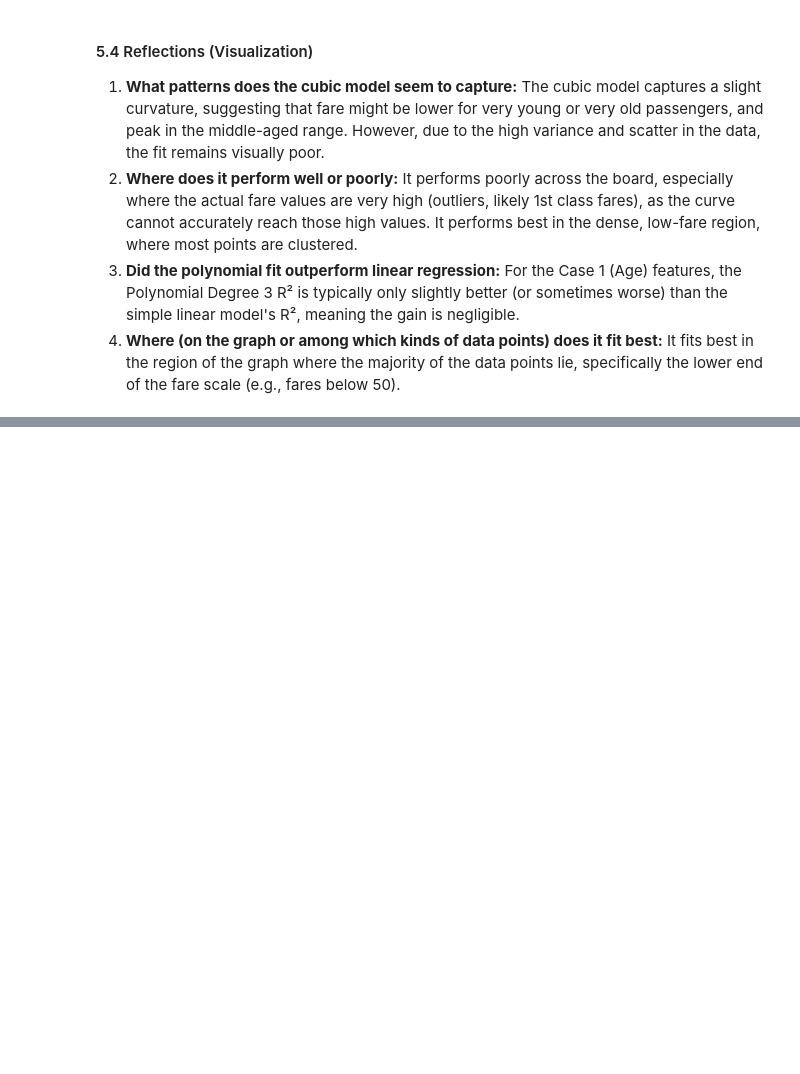
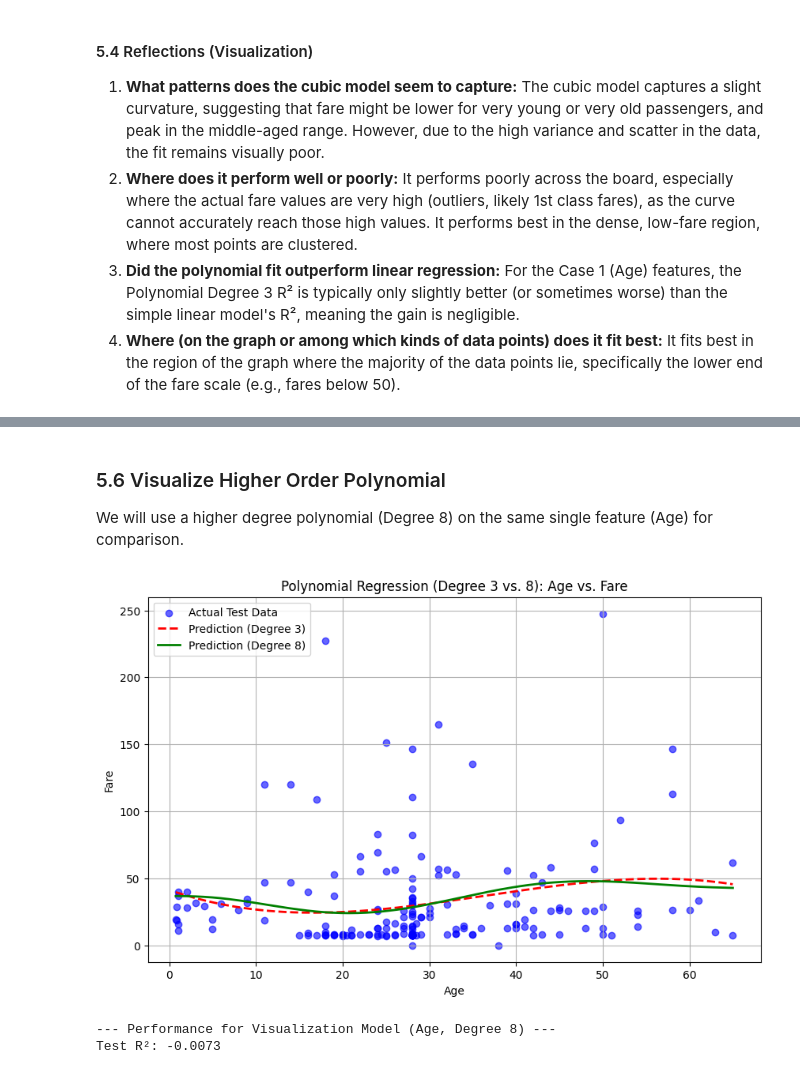
Before and after one commit to s-golla/applied-ml-sgolla, a Jupyter notebook: notebooks/project04/ml04_sgolla.ipynb, the cells around one changed output, grey strips where cells are left out. Drawn from its saved outputs; the diff is of its cells as text; code cells hidden in the pictures; blank space fills up the shorter version.

Commit message:
implemented the visualization model

```diff
--- a/notebooks/project04/ml04_sgolla.ipynb
+++ b/notebooks/project04/ml04_sgolla.ipynb
@@ -391,0 +436,38 @@ Test R²: -0.0033
+# %% [markdown]
+### 5.6 Visualize Higher Order Polynomial
+We will use a higher degree polynomial (Degree 8) on the same single feature (Age) for comparison.
+# %%
+# Re-train Degree 8 Poly model for X1 (Age)
+poly_vis_high = PolynomialFeatures(degree=8)
+X_vis_train_poly_high = poly_vis_high.fit_transform(X_vis_train)
+X_vis_test_poly_high = poly_vis_high.transform(X_vis_test)
+
+poly_model_vis_high = LinearRegression()
+poly_model_vis_high.fit(X_vis_train_poly_high, y_vis_train)
+y_pred_poly_vis_high = poly_model_vis_high.predict(X_vis_test_poly_high)
+
+# Plotting the fit (Degree 8)
+plt.figure(figsize=(10, 6))
+plt.scatter(X_vis_test, y_vis_test, color='blue', label='Actual Test Data', alpha=0.6)
+
+# To plot the curve smoothly, we create an evenly spaced set of X values
+X_range_poly_high = poly_vis_high.transform(x_range_df)
+y_range_pred_high = poly_model_vis_high.predict(X_range_poly_high)
+
+plt.plot(x_range, y_range_pred, color='red', linestyle='--', label='Prediction (Degree 3)', linewidth=2)
+plt.plot(x_range, y_range_pred_high, color='green', label='Prediction (Degree 8)', linewidth=2)
+
+plt.xlabel('Age')
+plt.ylabel('Fare')
+plt.title("Polynomial Regression (Degree 3 vs. 8): Age vs. Fare")
+plt.legend()
+plt.grid(True)
+plt.show()
+
+# Report performance for the visualization model (Age, Degree 8)
+print("\n--- Performance for Visualization Model (Age, Degree 8) ---")
+print(f"Test R²: {r2_score(y_vis_test, y_pred_poly_vis_high):.4f}")
+# %% [output]
+[figure, added]
+--- Performance for Visualization Model (Age, Degree 8) ---
+Test R²: -0.0073
```
Also changed, not shown: parts of 2 cells of this notebook.
